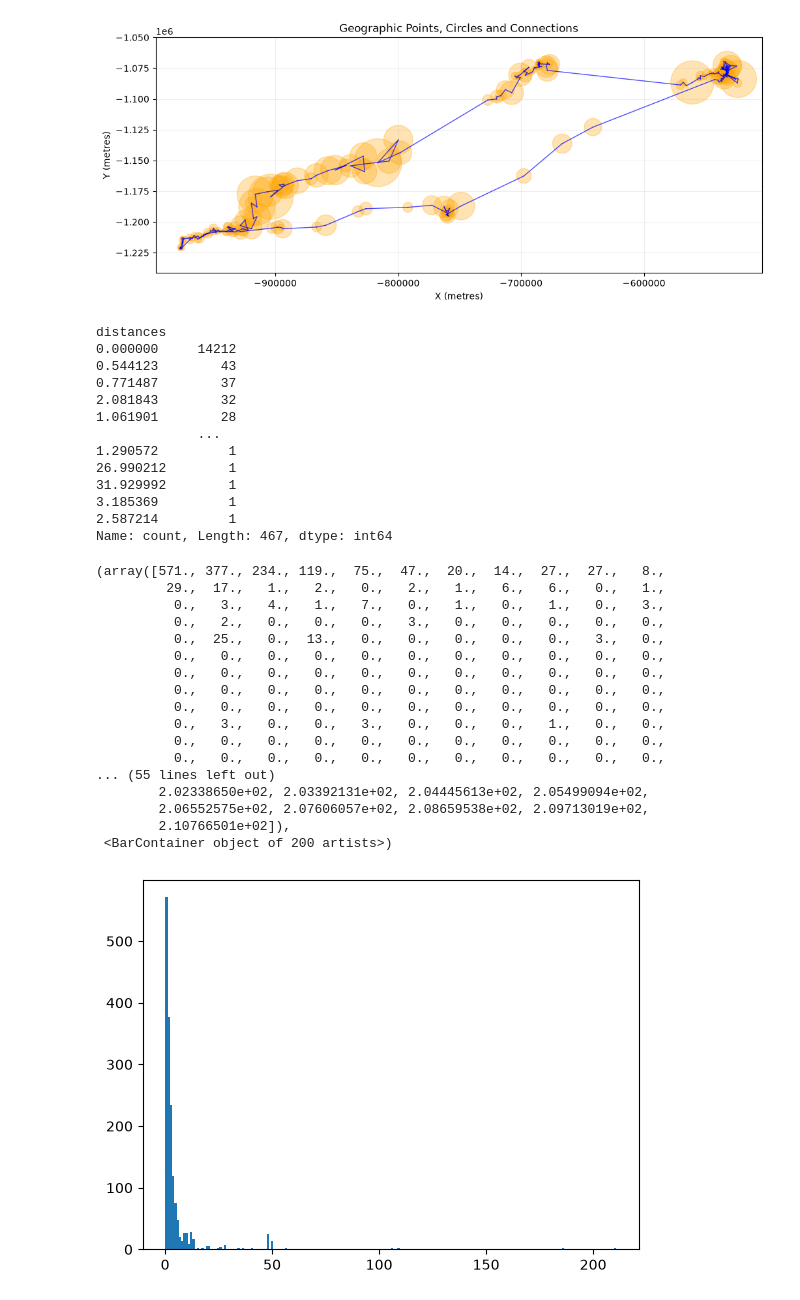
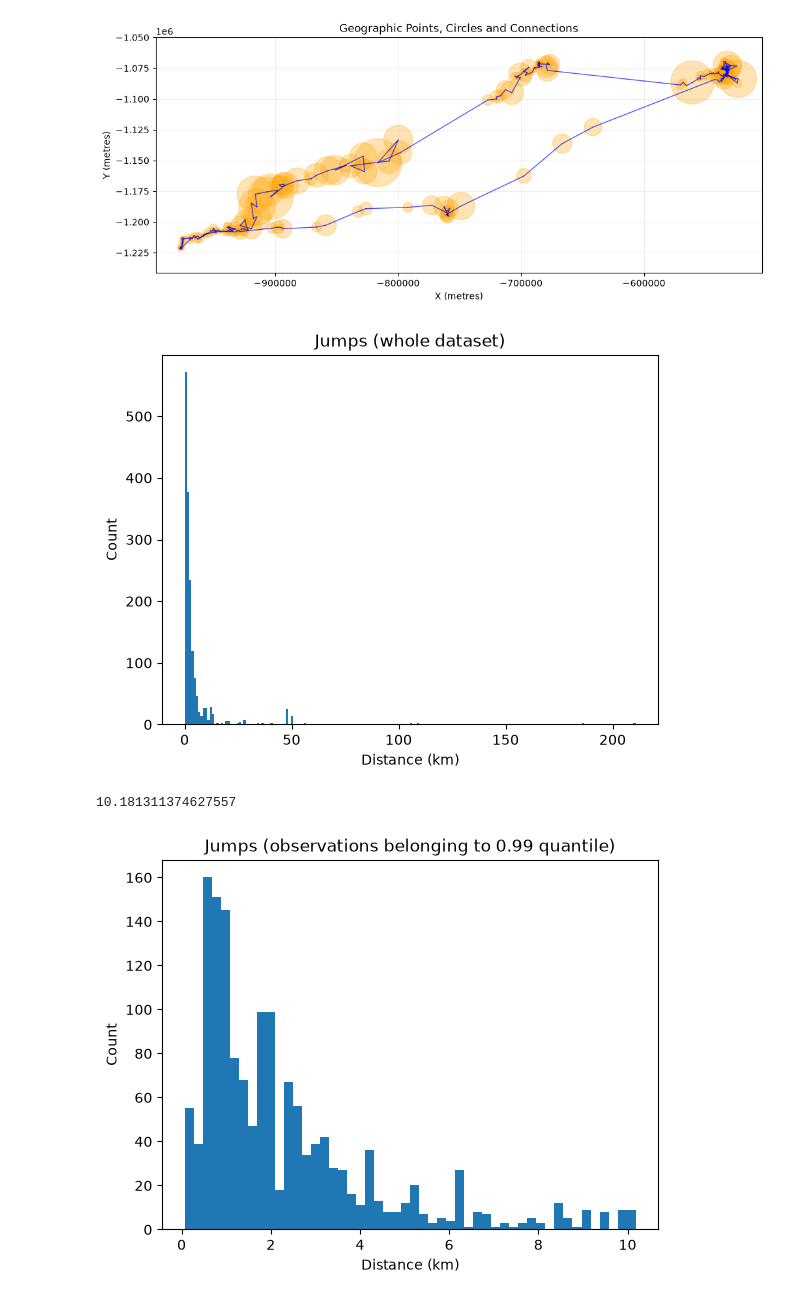
Before and after one commit to klehtma/DataSciProject, a Jupyter notebook: Distance.ipynb, the cells around one changed output. Cells and saved outputs as stored; diff of their text form; code cells hidden in the pictures.

Commit message:
plots added

```diff
--- a/Distance.ipynb
+++ b/Distance.ipynb
@@ -90,40 +82,24 @@ plt.show()
 # %%
 #drop the last line - contains None
 data = data[:-1].copy()
-print(data["distances"].value_counts())
-# %% [output]
-distances
-0.000000     14212
-0.544123        43
-0.771487        37
-2.081843        32
-1.061901        28
-             ...
-1.290572         1
-26.990212        1
-31.929992        1
-3.185369         1
-2.587214         1
-Name: count, Length: 467, dtype: int64
 # %%
 sub_data = data[data["distances"] != 0]
 plt.hist(sub_data["distances"], bins=200)
+plt.xlabel("Distance (km)")
+plt.ylabel("Count")
+plt.title("Jumps (whole dataset)")
+plt.show()
+
+quantile_value = data["distances"].quantile(0.99)
+print(quantile_value)
+
+sub_data = data[(data["distances"] != 0) & (data["distances"] <= quantile_value)]
+plt.hist(sub_data["distances"], bins=50)
+plt.xlabel("Distance (km)")
+plt.ylabel("Count")
+plt.title("Jumps (observations belonging to 0.99 quantile)")
+plt.show()
 # %% [output]
+[figure, new version]
-(array([571., 377., 234., 119.,  75.,  47.,  20.,  14.,  27.,  27.,   8.,
-         29.,  17.,   1.,   2.,   0.,   2.,   1.,   6.,   6.,   0.,   1.,
-          0.,   3.,   4.,   1.,   7.,   0.,   1.,   0.,   1.,   0.,   3.,
-          0.,   2.,   0.,   0.,   0.,   3.,   0.,   0.,   0.,   0.,   0.,
-          0.,  25.,   0.,  13.,   0.,   0.,   0.,   0.,   0.,   3.,   0.,
-          0.,   0.,   0.,   0.,   0.,   0.,   0.,   0.,   0.,   0.,   0.,
-          0.,   0.,   0.,   0.,   0.,   0.,   0.,   0.,   0.,   0.,   0.,
-          0.,   0.,   0.,   0.,   0.,   0.,   0.,   0.,   0.,   0.,   0.,
-          0.,   0.,   0.,   0.,   0.,   0.,   0.,   0.,   0.,   0.,   0.,
-          0.,   3.,   0.,   0.,   3.,   0.,   0.,   0.,   1.,   0.,   0.,
-          0.,   0.,   0.,   0.,   0.,   0.,   0.,   0.,   0.,   0.,   0.,
-          0.,   0.,   0.,   0.,   0.,   0.,   0.,   0.,   0.,   0.,   0.,
-... (55 lines left out)
-        2.02338650e+02, 2.03392131e+02, 2.04445613e+02, 2.05499094e+02,
-        2.06552575e+02, 2.07606057e+02, 2.08659538e+02, 2.09713019e+02,
-        2.10766501e+02]),
- <BarContainer object of 200 artists>)
+10.181311374627557
-[figure, old version]
+[figure, added]
```
Also changed, not shown: parts of 2 cells of this notebook.
